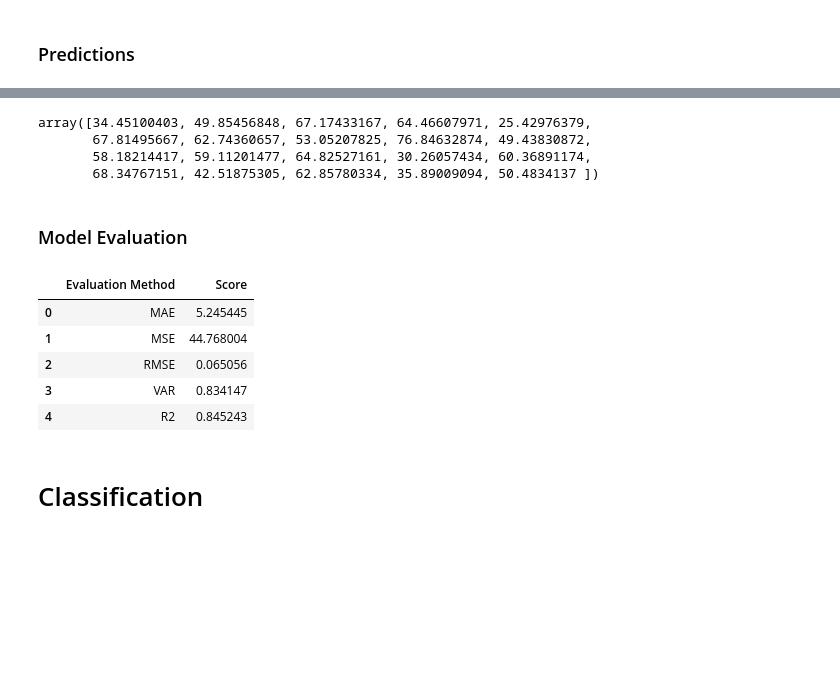
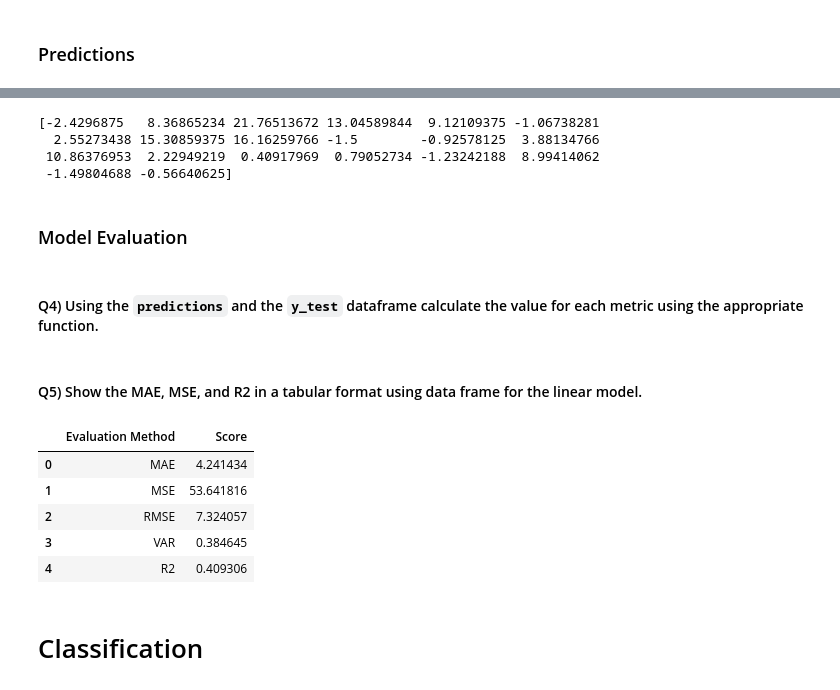
Before and after one commit to Dimspets/Portfolio, a Jupyter notebook: Weather_Prediction_in_Sydney.ipynb, the cells around one changed output, grey strips where cells are left out. Cells and saved outputs as stored; diff of their text form; code cells hidden in the pictures; blank space fills up the shorter version.

```diff
--- a/Weather_Prediction_in_Sydney.ipynb
+++ b/Weather_Prediction_in_Sydney.ipynb
@@ -130,4 +208,7 @@ df_sydney_processed = df_sydney_processed.astype(float)
 # %%
-features1 = df_sydney_processed.drop(columns='Humidity3pm', axis=1)
+#Enter Your Code and Execute
+df_sydney_processed = df_sydney_processed.astype(float)
+features1 = df_sydney_processed.drop(columns='Rainfall', axis=1)
 X1 = features1
-y1 = df_sydney_processed['Humidity3pm']
+y1 = df_sydney_processed['Rainfall']
+print("Target Variable: {}".format(y1.name))
@@ -146,29 +255,39 @@ LinearRegression()
 # %%
-predictions_linreg =LinearReg.predict(X1_test)
-predictions_linreg[0:20]
+#Enter Your Code and Execute
+
+predictions_linreg=LinearReg.predict(X1_test)
+print(predictions_linreg[0:20])
 # %% [output]
-array([34.45100403, 49.85456848, 67.17433167, 64.46607971, 25.42976379,
-       67.81495667, 62.74360657, 53.05207825, 76.84632874, 49.43830872,
-       58.18214417, 59.11201477, 64.82527161, 30.26057434, 60.36891174,
-       68.34767151, 42.51875305, 62.85780334, 35.89009094, 50.4834137 ])
+[-2.4296875   8.36865234 21.76513672 13.04589844  9.12109375 -1.06738281
+  2.55273438 15.30859375 16.16259766 -1.5        -0.92578125  3.88134766
+ 10.86376953  2.22949219  0.40917969  0.79052734 -1.23242188  8.99414062
+ -1.49804688 -0.56640625]
 # %% [markdown]
 ### Model Evaluation
+# %% [markdown]
+#### Q4) Using the `predictions` and the `y_test` dataframe calculate the value for each metric using the appropriate function.
 # %%
-LinearRegression_MAE = np.mean(np.absolute(predictions_linreg - y1_test))
-LinearRegression_MSE = np.mean((predictions_linreg - y1_test) ** 2)
-LinearRegression_RMSE = np.mean(math.sqrt(np.mean(predictions_linreg - y1_test) ** 2))
-LinearRegression_VAR = LinearReg.score(X1,y1)
-LinearRegression_R2 = r2_score(y1_test, predictions_linreg)
+#Enter Your Code and Execute
+
+LinearRegression_MAE=np.mean(np.absolute(predictions_linreg - y1_test))
+LinearRegression_MSE=np.mean((predictions_linreg - y1_test) ** 2)
+LinearRegression_RMSE=math.sqrt(np.mean((predictions_linreg - y1_test) ** 2))
+LinearRegression_VAR=LinearReg.score(X1, y1)
+LinearRegression_R2=r2_score(y1_test, predictions_linreg)
+# %% [markdown]
+#### Q5) Show the MAE, MSE, and R2 in a tabular format using data frame for the linear model.
 # %%
-Linear_Regression_Report = {"MAE":LinearRegression_MAE,"MSE":LinearRegression_MSE,"RMSE":LinearRegression_RMSE,"VAR":LinearRegression_VAR,"R2":LinearRegression_R2}
-Linear_Regression_Report_df=pd.DataFrame(Linear_Regression_Report.items(),columns=['Evaluation Method', 'Score'])
-Linear_Regression_Report_df
+#Enter Your Code and Execute
+
+LinearRegression_Report = {"MAE":LinearRegression_MAE,"MSE":LinearRegression_MSE,"RMSE":LinearRegression_RMSE,"VAR":LinearRegression_VAR,"R2":LinearRegression_R2}
+LinearRegression_Report_df=pd.DataFrame(LinearRegression_Report.items(),columns=['Evaluation Method', 'Score'])
+LinearRegression_Report_df
 # %% [output]
 |  | Evaluation Method | Score |
-| 0 | MAE | 5.245445 |
-| 1 | MSE | 44.768004 |
-| 2 | RMSE | 0.065056 |
-| 3 | VAR | 0.834147 |
-| 4 | R2 | 0.845243 |
+| 0 | MAE | 4.241434 |
+| 1 | MSE | 53.641816 |
+| 2 | RMSE | 7.324057 |
+| 3 | VAR | 0.384645 |
+| 4 | R2 | 0.409306 |
 # %% [markdown]
 # Classification
```
Also changed, not shown: parts of 90 cells of this notebook, 1 other file.
